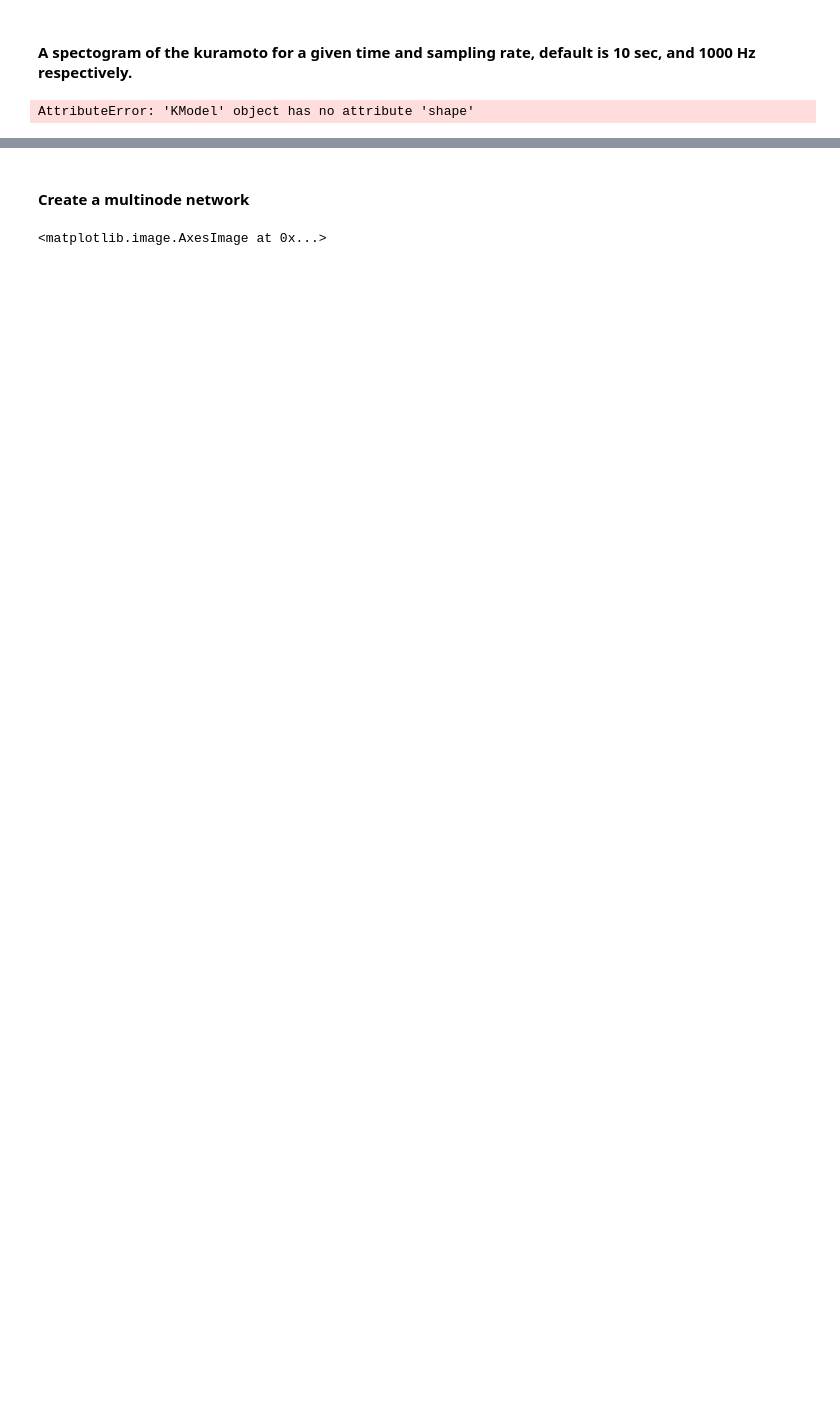
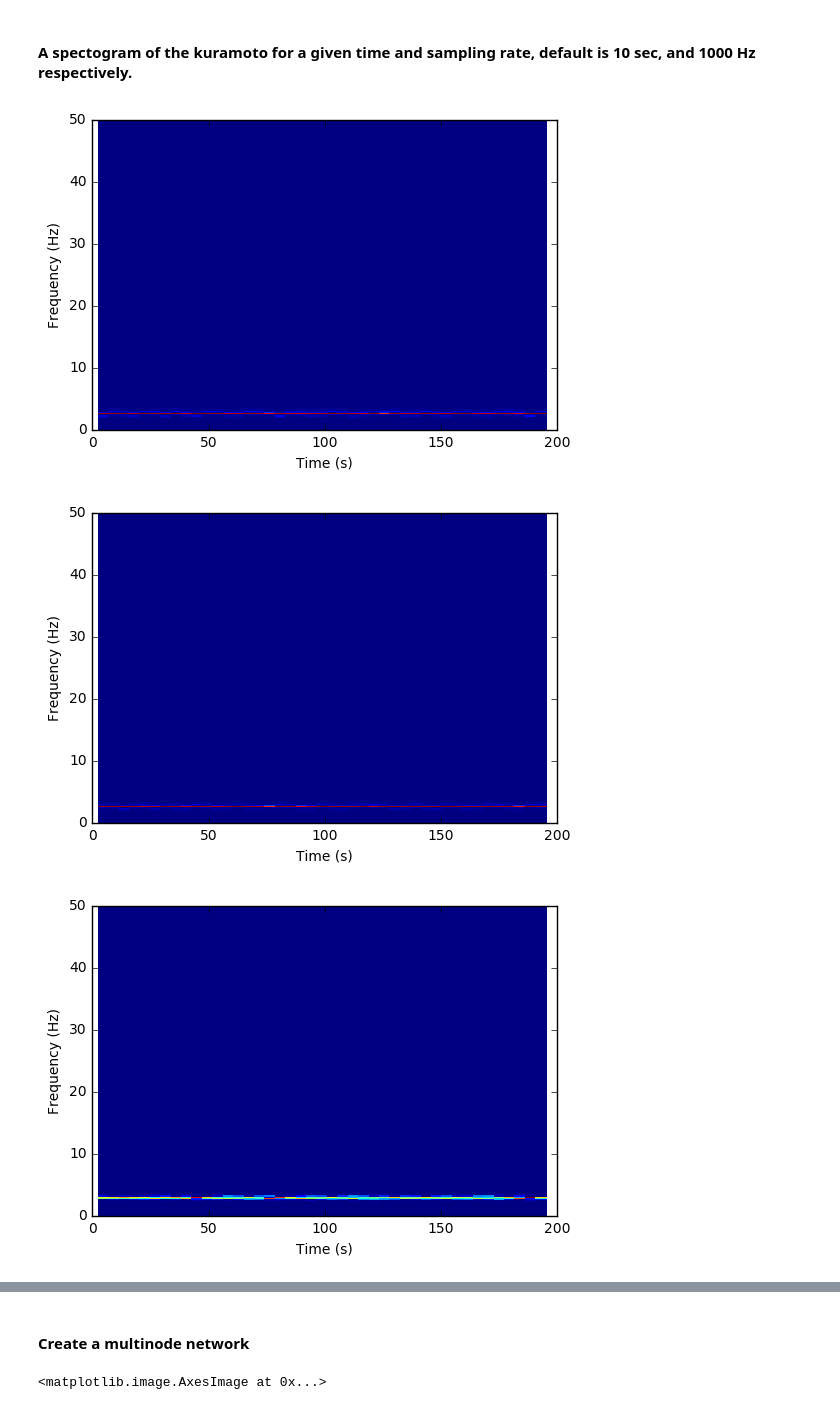
Before and after one commit to virati/KuramotoDBS, a Jupyter notebook: Kuramoto Model.ipynb, the cells around one changed output, grey strips where cells are left out. Cells and saved outputs as stored; diff of their text form; code cells hidden in the pictures; blank space fills up the shorter version.

```diff
--- a/Kuramoto Model.ipynb
+++ b/Kuramoto Model.ipynb
@@ -271,17 +271,17 @@ def edge_R_sweep(A, Ki = 0, Kf = 10, N = 10):
 # %% [markdown]
 #### A spectogram of the kuramoto for a given time and sampling rate, default is 10 sec, and 1000 Hz respectively.
 # %%
-K = KModel(A)
 def K_spectogram(K, t = 1000, sr = 100):
-    K.dt = 1/sr
-    run_model(K, t)
-    for i in range(0,K.states.shape[0]):
-        f, t, s = sig.spectrogram(10*np.sin(np.array(K.states[i,:])[0]), sr, nperseg = 512, nfft = 2**9)  ###
+    model = run_model(A, K, t)
+    for i in range(0,model.states.shape[0]):
+        f, t, s = sig.spectrogram(10*np.sin(np.array(model.states[i,:])[0]), sr, nperseg = 512, nfft = 2**9)  ###
         plt.pcolormesh(t, f, s)
         plt.ylabel('Frequency (Hz)')
         plt.xlabel('Time (s)')
         plt.show()
 
-K_spectogram(K)
+K_spectogram(1)
 # %% [output]
-AttributeError: 'KModel' object has no attribute 'shape'
+[figure, added]
+[figure, added]
+[figure, added]
```
Also changed, not shown: parts of 7 cells of this notebook, 1 other file.
